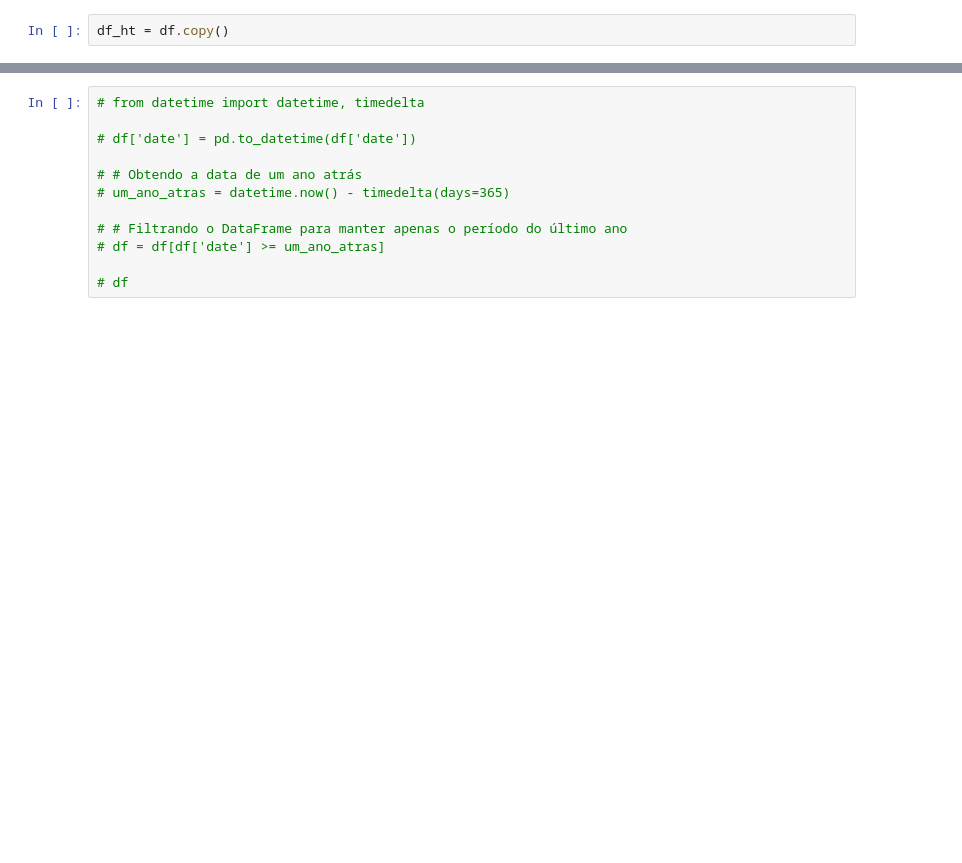
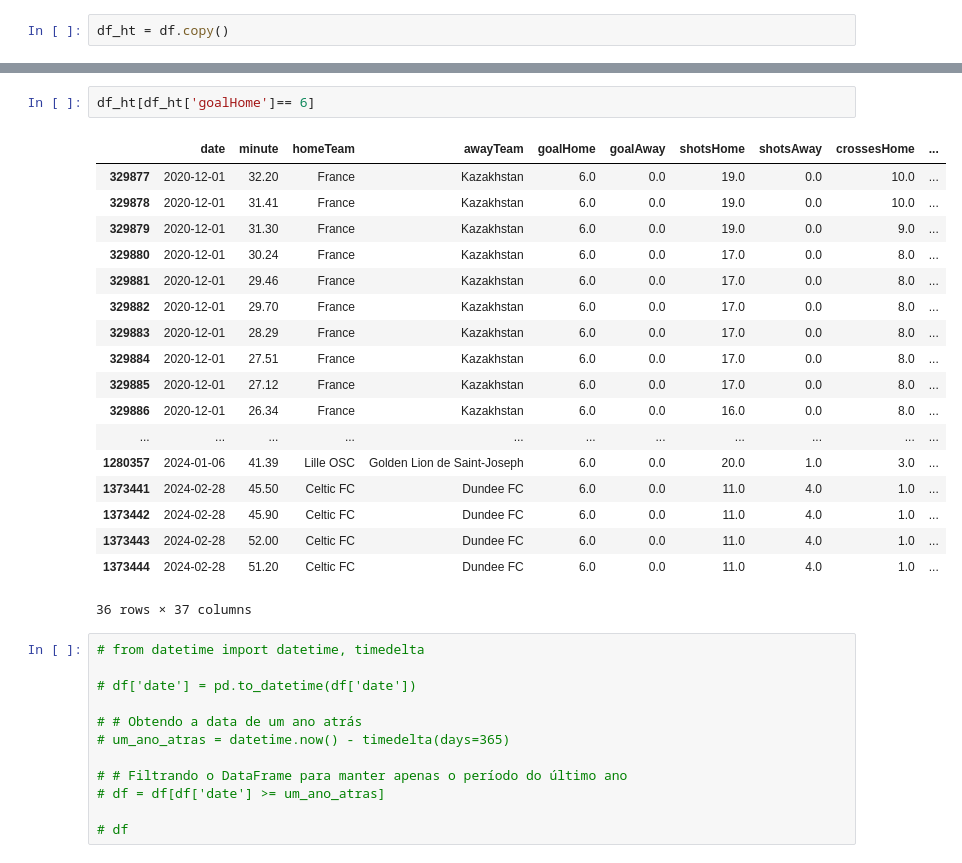
Before and after one commit to nathancarlos22/eo-fut-live, a Jupyter notebook: src/balanceando e tratando.ipynb, the cells around one changed output, grey strips where cells are left out. Cells and saved outputs as stored; diff of their text form; blank space fills up the shorter version.

```diff
--- a/src/balanceando e tratando.ipynb
+++ b/src/balanceando e tratando.ipynb
@@ -155,3 +176,24 @@ df_ht = df.copy()
+# %%
+df_ht[df_ht['goalHome']== 6]
+# %% [output]
+|  | date | minute | homeTeam | awayTeam | goalHome | goalAway | shotsHome | shotsAway | crossesHome | ... |
+| 329877 | 2020-12-01 | 32.20 | France | Kazakhstan | 6.0 | 0.0 | 19.0 | 0.0 | 10.0 | ... |
+| 329878 | 2020-12-01 | 31.41 | France | Kazakhstan | 6.0 | 0.0 | 19.0 | 0.0 | 10.0 | ... |
+| 329879 | 2020-12-01 | 31.30 | France | Kazakhstan | 6.0 | 0.0 | 19.0 | 0.0 | 9.0 | ... |
+| 329880 | 2020-12-01 | 30.24 | France | Kazakhstan | 6.0 | 0.0 | 17.0 | 0.0 | 8.0 | ... |
+| 329881 | 2020-12-01 | 29.46 | France | Kazakhstan | 6.0 | 0.0 | 17.0 | 0.0 | 8.0 | ... |
+| 329882 | 2020-12-01 | 29.70 | France | Kazakhstan | 6.0 | 0.0 | 17.0 | 0.0 | 8.0 | ... |
+| 329883 | 2020-12-01 | 28.29 | France | Kazakhstan | 6.0 | 0.0 | 17.0 | 0.0 | 8.0 | ... |
+| 329884 | 2020-12-01 | 27.51 | France | Kazakhstan | 6.0 | 0.0 | 17.0 | 0.0 | 8.0 | ... |
+| 329885 | 2020-12-01 | 27.12 | France | Kazakhstan | 6.0 | 0.0 | 17.0 | 0.0 | 8.0 | ... |
+| 329886 | 2020-12-01 | 26.34 | France | Kazakhstan | 6.0 | 0.0 | 16.0 | 0.0 | 8.0 | ... |
+| ... | ... | ... | ... | ... | ... | ... | ... | ... | ... | ... |
+| 1280357 | 2024-01-06 | 41.39 | Lille OSC | Golden Lion de Saint-Joseph | 6.0 | 0.0 | 20.0 | 1.0 | 3.0 | ... |
+| 1373441 | 2024-02-28 | 45.50 | Celtic FC | Dundee FC | 6.0 | 0.0 | 11.0 | 4.0 | 1.0 | ... |
+| 1373442 | 2024-02-28 | 45.90 | Celtic FC | Dundee FC | 6.0 | 0.0 | 11.0 | 4.0 | 1.0 | ... |
+| 1373443 | 2024-02-28 | 52.00 | Celtic FC | Dundee FC | 6.0 | 0.0 | 11.0 | 4.0 | 1.0 | ... |
+| 1373444 | 2024-02-28 | 51.20 | Celtic FC | Dundee FC | 6.0 | 0.0 | 11.0 | 4.0 | 1.0 | ... |
+36 rows × 37 columns
 # %%
 # from datetime import datetime, timedelta
 
```
Also changed, not shown: parts of 16 cells of this notebook, 10 other files.
